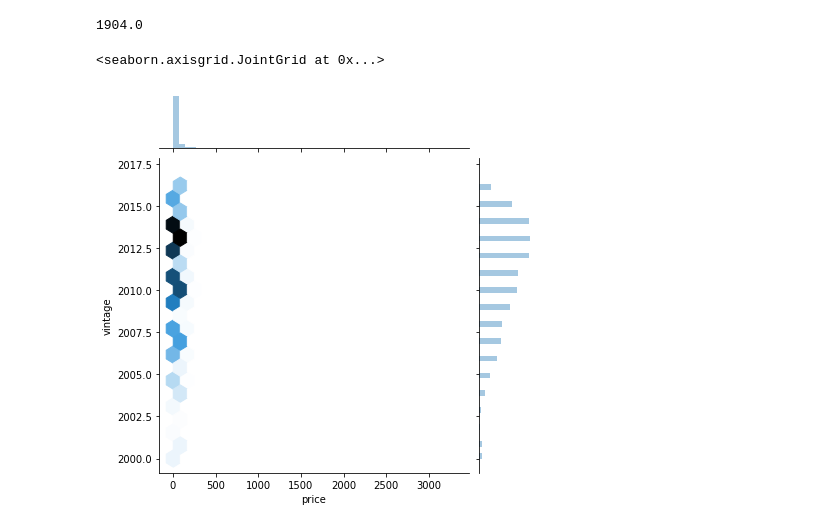
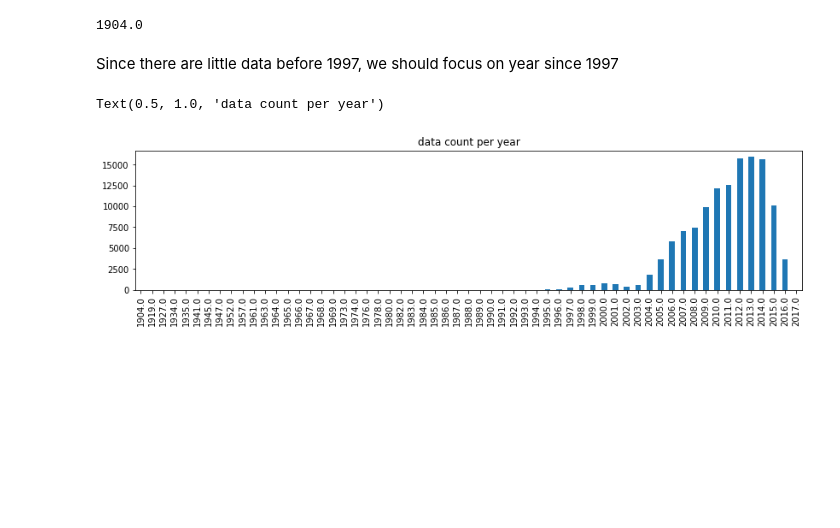
Before and after one commit to Matthew-Peng/winemag-data, a Jupyter notebook: winemag-data.ipynb, the cells around one changed output. Drawn from its saved outputs; the diff is of its cells as text; code cells hidden in the pictures; blank space fills up the shorter version.

```diff
--- a/winemag-data.ipynb
+++ b/winemag-data.ipynb
@@ -214,9 +214,12 @@ df['vintage'].max()
 df['vintage'].min()
 # %% [output]
 1904.0
-# %%
-sns.jointplot(x='price', y='vintage', data=df[df['vintage']>=2000], kind='hex', gridsize=20)
-# %% [output]
-<seaborn.axisgrid.JointGrid at 0x...>
-[figure, removed]
+# %% [markdown]
+Since there are little data before 1997, we should focus on year since 1997
+# %%
+df['vintage'].value_counts().sort_index().plot.bar(figsize = (14,3))
+plt.title('data count per year')
+# %% [output]
+Text(0.5, 1.0, 'data count per year')
+[figure, added]
 # %%
```
Also changed, not shown: parts of 2 cells of this notebook.
